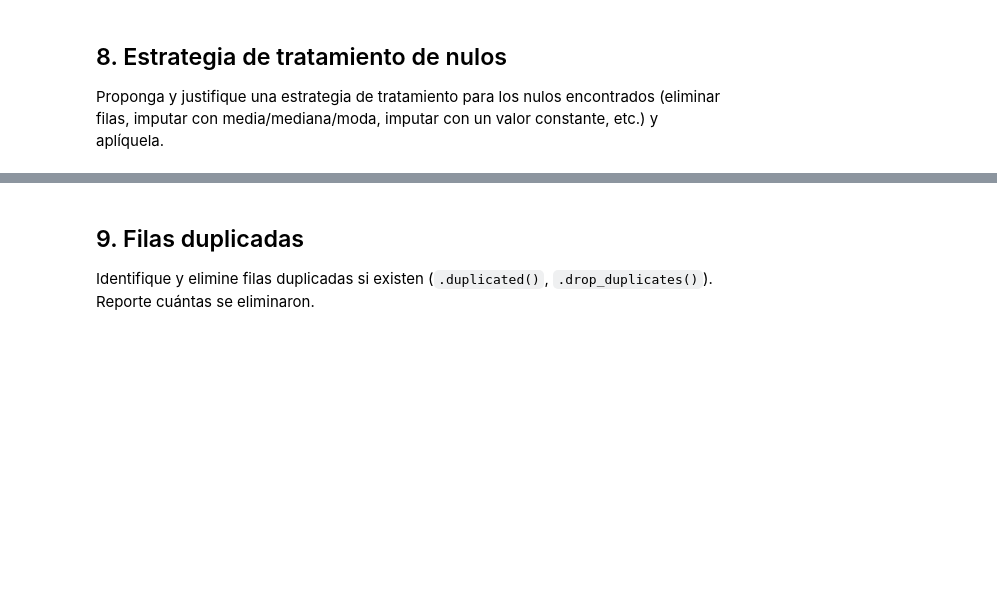
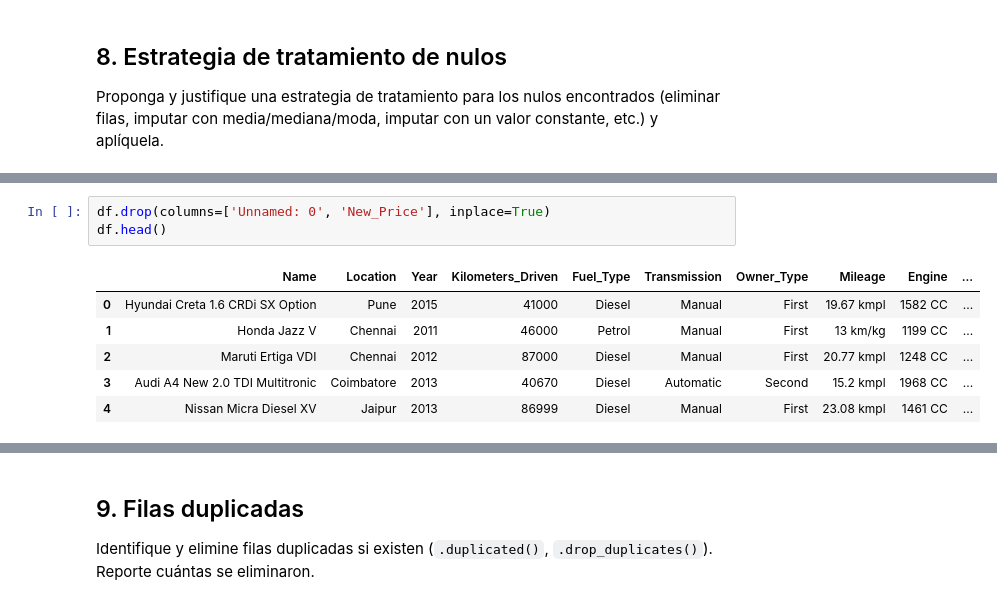
Before and after one commit to Jjes07/FundamentosML-Workshop1, a Jupyter notebook: EDA.ipynb, the cells around one changed output, grey strips where cells are left out. Drawn from its saved outputs; the diff is of its cells as text; blank space fills up the shorter version.

```diff
--- a/EDA.ipynb
+++ b/EDA.ipynb
@@ -309,0 +364,10 @@ Proponga y justifique una estrategia de tratamiento para los nulos encontrados (
+# %%
+df.drop(columns=['Unnamed: 0', 'New_Price'], inplace=True)
+df.head()
+# %% [output]
+|  | Name | Location | Year | Kilometers_Driven | Fuel_Type | Transmission | Owner_Type | Mileage | Engine | ... |
+| 0 | Hyundai Creta 1.6 CRDi SX Option | Pune | 2015 | 41000 | Diesel | Manual | First | 19.67 kmpl | 1582 CC | ... |
+| 1 | Honda Jazz V | Chennai | 2011 | 46000 | Petrol | Manual | First | 13 km/kg | 1199 CC | ... |
+| 2 | Maruti Ertiga VDI | Chennai | 2012 | 87000 | Diesel | Manual | First | 20.77 kmpl | 1248 CC | ... |
+| 3 | Audi A4 New 2.0 TDI Multitronic | Coimbatore | 2013 | 40670 | Diesel | Automatic | Second | 15.2 kmpl | 1968 CC | ... |
+| 4 | Nissan Micra Diesel XV | Jaipur | 2013 | 86999 | Diesel | Manual | First | 23.08 kmpl | 1461 CC | ... |
```
Also changed, not shown: parts of 38 cells of this notebook.
